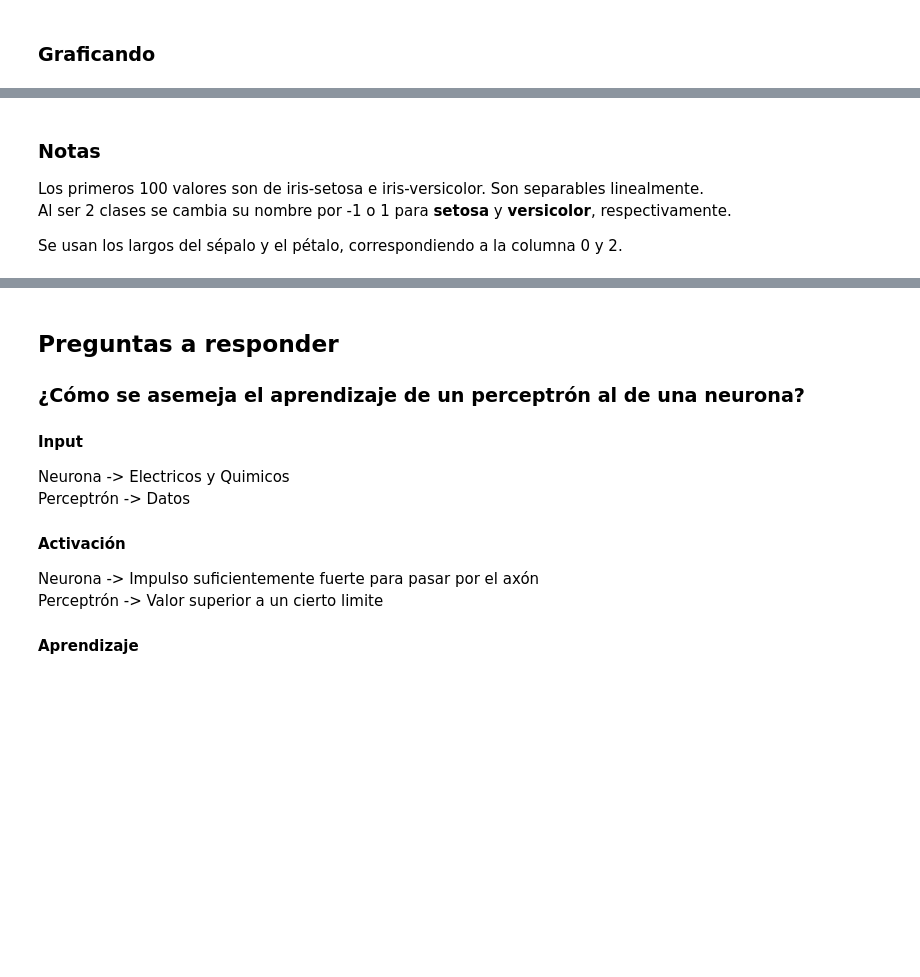
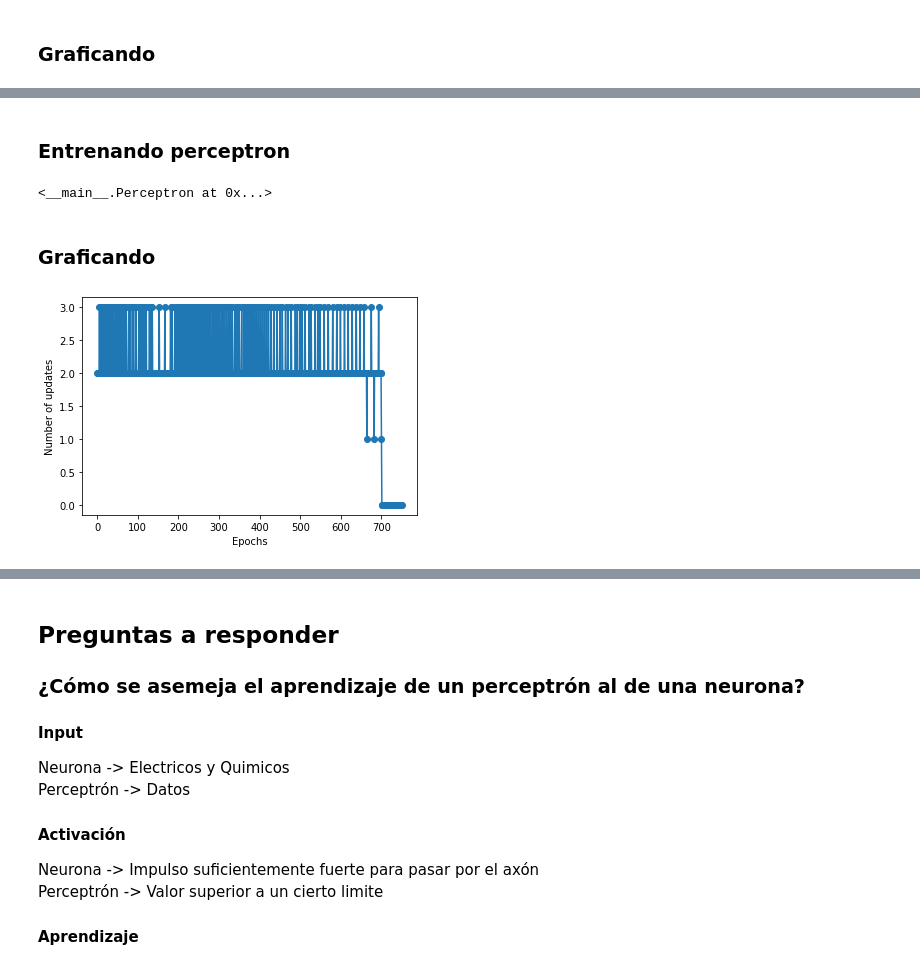
Before and after one commit to akero11/pml_sr_exercises, a Jupyter notebook: ch_2.ipynb, the cells around one changed output, grey strips where cells are left out. Saved outputs shown, nothing was run; the diff lists cells and outputs as text; code cells hidden in the pictures; blank space fills up the shorter version.

```diff
--- a/ch_2.ipynb
+++ b/ch_2.ipynb
@@ -26,7 +26,7 @@ class Perceptron:
 
 
     def fit(self, X, y):
-        self.w_ = np.zeros(X.shape()[1] + 1)
+        self.w_ = np.zeros(X.shape[1] + 1)
         self.errors = []
 
         for _ in range(self.n_iterations):
@@ -121,7 +124,16 @@ plt.show()
-# %% [markdown]
-### Notas
-
-Los primeros 100 valores son de iris-setosa e iris-versicolor. Son separables linealmente.
-Al ser 2 clases se cambia su nombre por -1 o 1 para __setosa__ y __versicolor__, respectivamente.
-
-Se usan los largos del sépalo y el pétalo, correspondiendo a la columna 0 y 2.
+# %% [markdown]
+### Entrenando perceptron
+# %%
+perceptron = Perceptron(learning_rate = 0.1, n_iterations = 750)
+perceptron.fit(X, y)
+# %% [output]
+<__main__.Perceptron at 0x...>
+# %% [markdown]
+### Graficando
+# %%
+plt.plot(range(1, len(perceptron.errors) + 1), perceptron.errors, marker='o')
+plt.xlabel('Epochs')
+plt.ylabel('Number of updates')
+plt.show()
+# %% [output]
+[figure, added]
```
Also changed, not shown: parts of 5 cells of this notebook.
